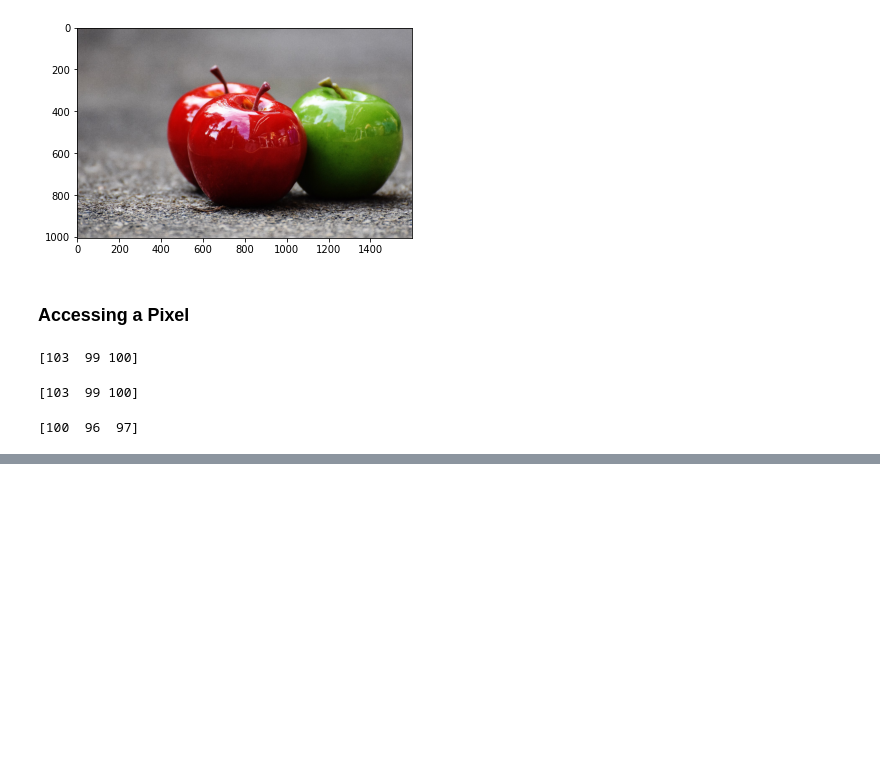
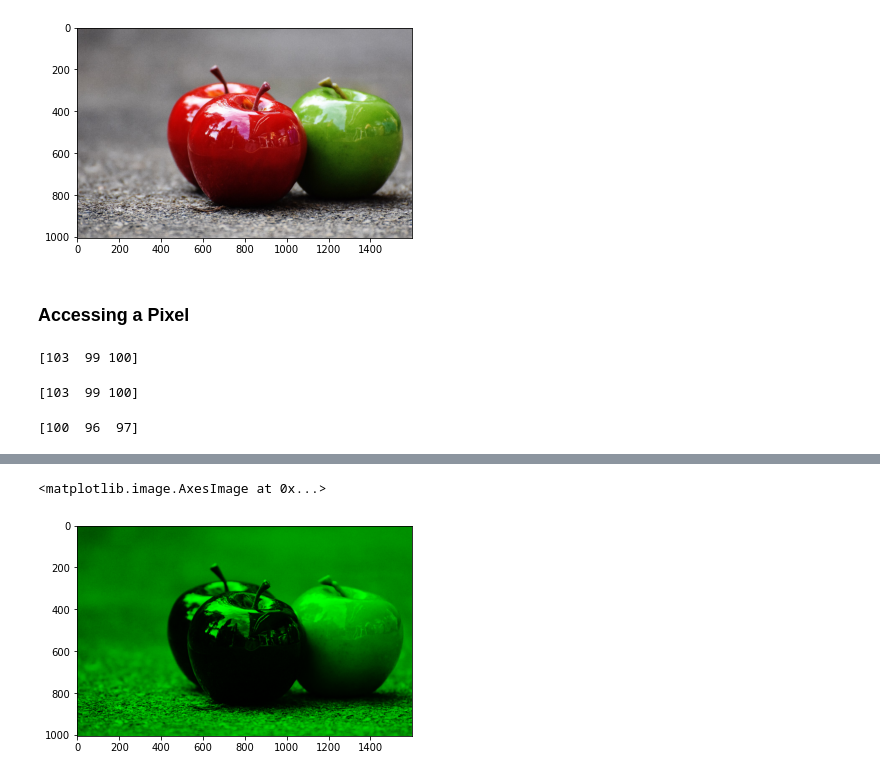
Before and after one commit to ryann-arruda/digital-image-processing, a Jupyter notebook: digital_image_processing.ipynb, the cells around one changed output, grey strips where cells are left out. Drawn from its saved outputs; the diff is of its cells as text; code cells hidden in the pictures; blank space fills up the shorter version.

```diff
--- a/digital_image_processing.ipynb
+++ b/digital_image_processing.ipynb
@@ -76,0 +90,11 @@ print(image_arr[100][14])
+# %%
+# Displaying the GREEN color channel
+image_r = np.array(image)
+
+image_r[:,:,0] = 0
+image_r[:,:,2] = 0
+
+plt.imshow(image_r)
+# %% [output]
+<matplotlib.image.AxesImage at 0x...>
+[figure, added]
```
Also changed, not shown: parts of 3 cells of this notebook.
